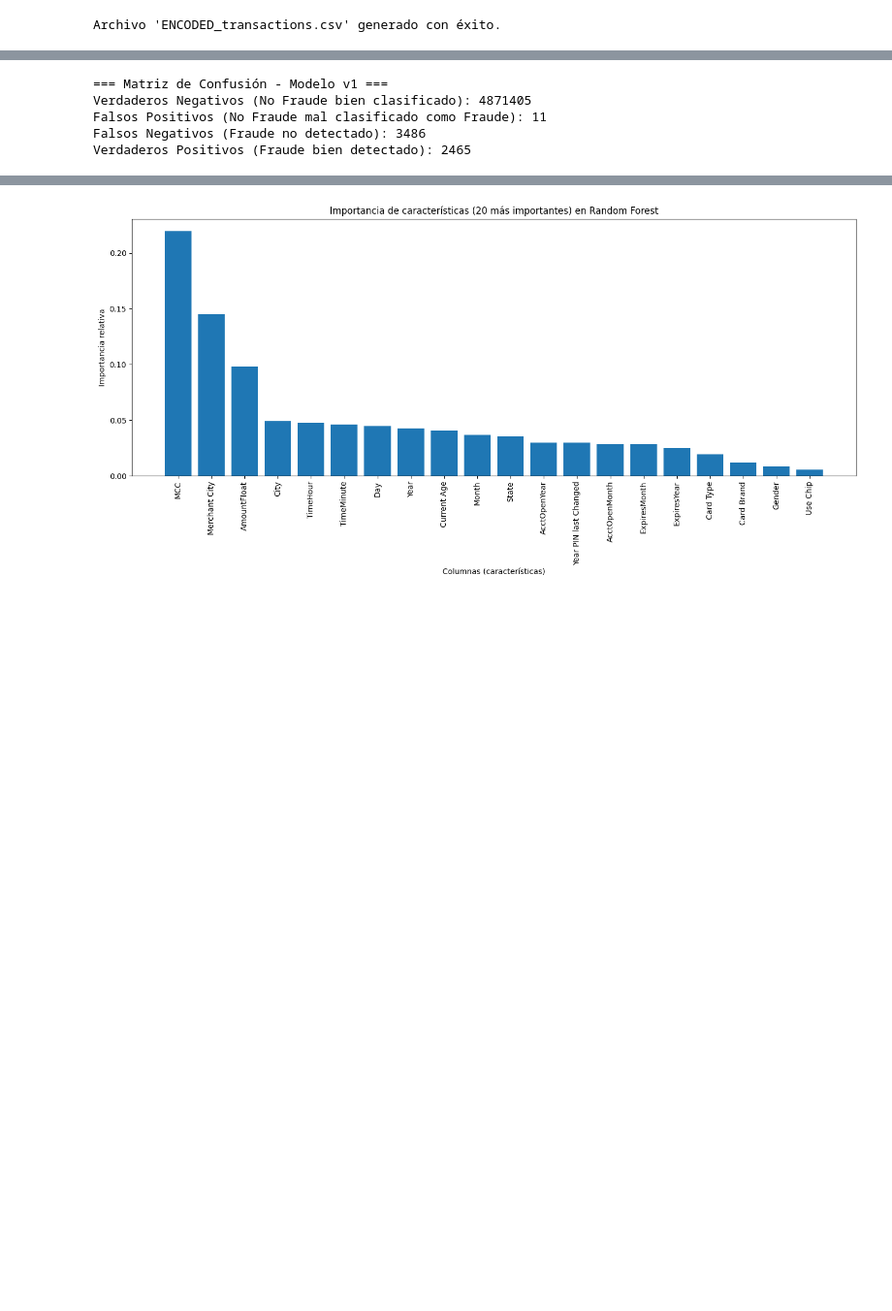
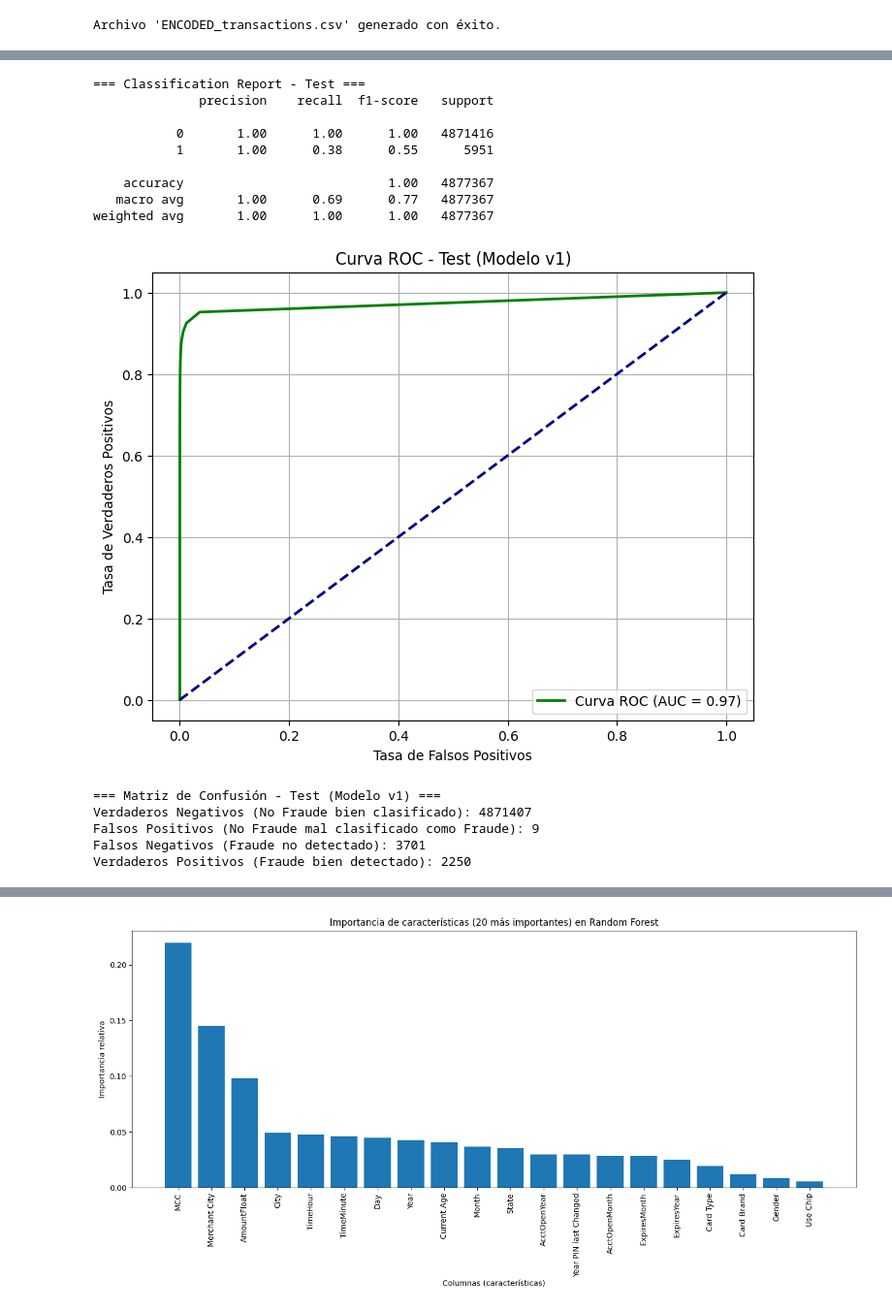
Before and after one commit to RicardoMollinedo/tfm-finantial-fraud, a Jupyter notebook: tfm_RicardoMollinedo.ipynb, the cells around one changed output, grey strips where cells are left out. Shown at 97% size. Drawn from its saved outputs; the diff is of its cells as text; code cells hidden in the pictures; blank space fills up the shorter version.

```diff
--- a/tfm_RicardoMollinedo.ipynb
+++ b/tfm_RicardoMollinedo.ipynb
@@ -981,22 +996,51 @@ Esto sugiere que el modelo sí contiene información útil para detectar fraudes
 # %%
-# Obtener predicciones con el modelo v1
-y_pred_v1 = random_forest_model.predict(X_test)
+# ==========================
+# Evaluar en Test (conjunto final)
+# ==========================
+y_test_pred = random_forest_model.predict(X_test)
+print("=== Classification Report - Test ===")
+print(classification_report(y_test, y_test_pred))
 
-# Calcular la matriz de confusión
-cm_v1 = confusion_matrix(y_test, y_pred_v1)
+# Probabilidades para curva ROC (test)
+y_test_proba = random_forest_model.predict_proba(X_test)[:, 1]
+fpr_test, tpr_test, thresholds_test = roc_curve(y_test, y_test_proba)
+roc_auc_test = auc(fpr_test, tpr_test)
 
-# Extraer los valores individuales
+# Dibujar curva ROC - Test
+plt.figure(figsize=(8,6))
+plt.plot(fpr_test, tpr_test, color='green', lw=2, label=f"Curva ROC (AUC = {roc_auc_test:.2f})")
+plt.plot([0, 1], [0, 1], color='navy', lw=2, linestyle='--')
+plt.xlabel("Tasa de Falsos Positivos")
+plt.ylabel("Tasa de Verdaderos Positivos")
+plt.title("Curva ROC - Test (Modelo v1)")
+plt.legend(loc="lower right")
+plt.grid()
+plt.show()
+
+# ==========================
+# Matriz de Confusión - Test
+# ==========================
+cm_v1 = confusion_matrix(y_test, y_test_pred)
 tn_v1, fp_v1, fn_v1, tp_v1 = cm_v1.ravel()
 
-# Mostrar la matriz en español
-print("=== Matriz de Confusión - Modelo v1 ===")
+print("=== Matriz de Confusión - Test (Modelo v1) ===")
 print(f"Verdaderos Negativos (No Fraude bien clasificado): {tn_v1}")
 print(f"Falsos Positivos (No Fraude mal clasificado como Fraude): {fp_v1}")
 print(f"Falsos Negativos (Fraude no detectado): {fn_v1}")
 print(f"Verdaderos Positivos (Fraude bien detectado): {tp_v1}")
 # %% [output]
-=== Matriz de Confusión - Modelo v1 ===
-Verdaderos Negativos (No Fraude bien clasificado): 4871405
-Falsos Positivos (No Fraude mal clasificado como Fraude): 11
-Falsos Negativos (Fraude no detectado): 3486
-Verdaderos Positivos (Fraude bien detectado): 2465
+=== Classification Report - Test ===
+              precision    recall  f1-score   support
+
+           0       1.00      1.00      1.00   4871416
+           1       1.00      0.38      0.55      5951
+
+    accuracy                           1.00   4877367
+   macro avg       1.00      0.69      0.77   4877367
+weighted avg       1.00      1.00      1.00   4877367
+[figure, added]
+=== Matriz de Confusión - Test (Modelo v1) ===
+Verdaderos Negativos (No Fraude bien clasificado): 4871407
+Falsos Positivos (No Fraude mal clasificado como Fraude): 9
+Falsos Negativos (Fraude no detectado): 3701
+Verdaderos Positivos (Fraude bien detectado): 2250
```
Also changed, not shown: parts of 139 cells of this notebook.
